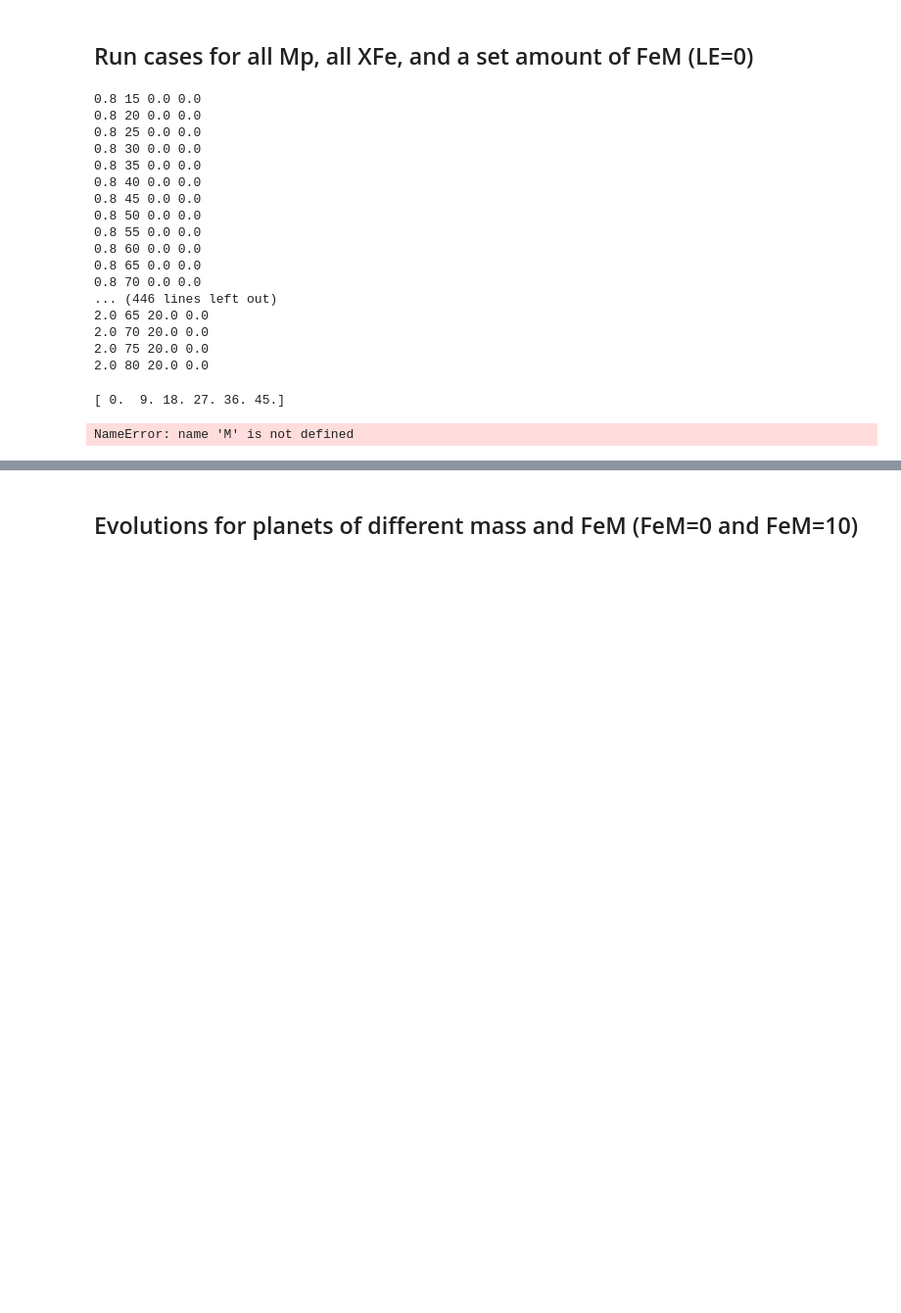
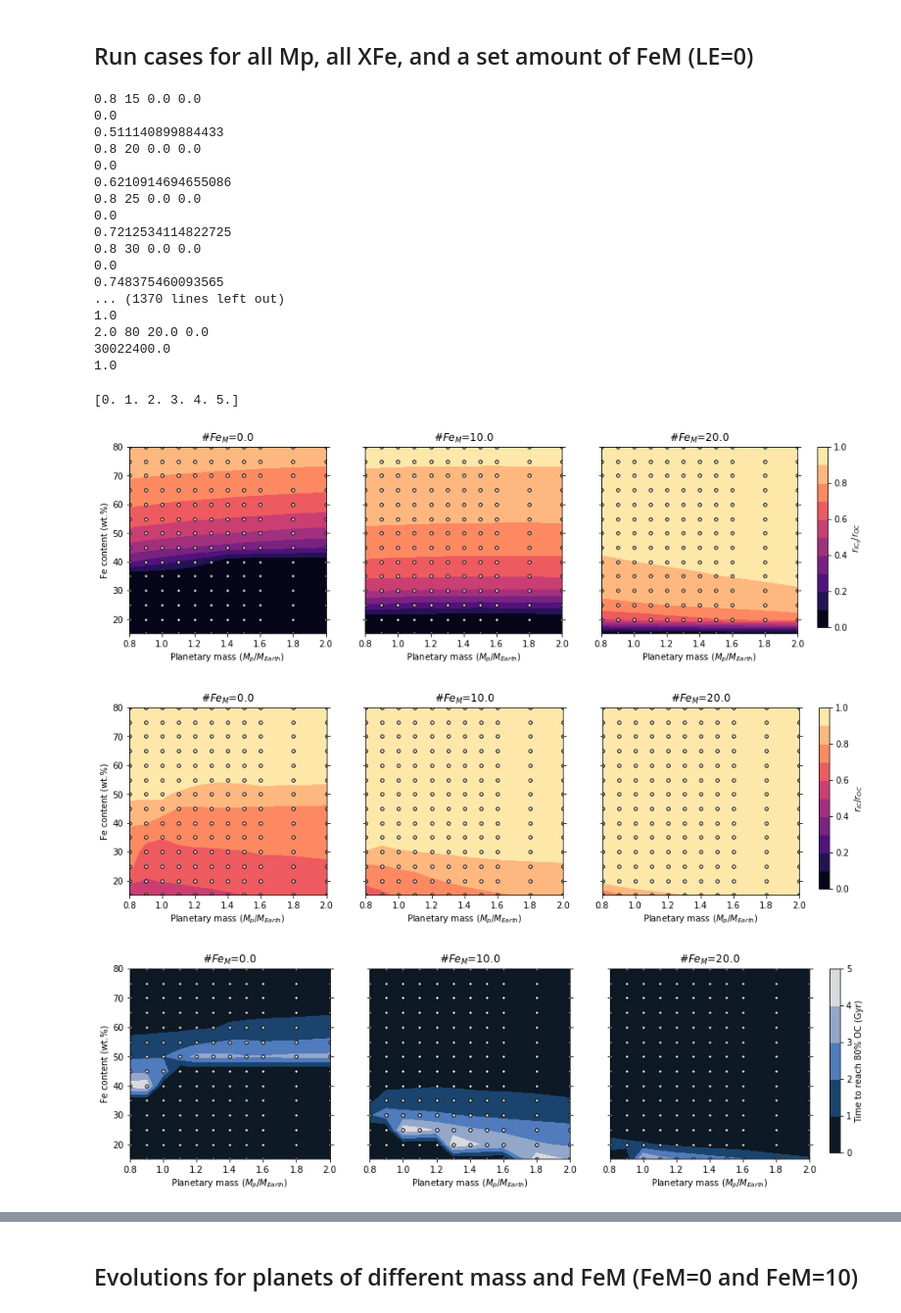
Before and after one commit to irenebonati/exo-cores, a Jupyter notebook: Planets_Evolution.ipynb, the cells around one changed output, grey strips where cells are left out. Shown at 98% size. Saved outputs shown, nothing was run; the diff lists cells and outputs as text; code cells hidden in the pictures; blank space fills up the shorter version.

```diff
--- a/Planets_Evolution.ipynb
+++ b/Planets_Evolution.ipynb
@@ -97,6 +101,7 @@ M, F = np.meshgrid(Masses, Fe)
 r_IC_end = np.zeros((len(Fe),len(Masses)*len(Fe_mantle)))
 r_IC_beginning = np.zeros_like(r_IC_end)
 MF_lifetime = np.zeros_like(r_IC_end)
+tIC_80 = np.zeros_like(r_IC_end)
 Q_CMB_end = np.zeros_like(r_IC_end)
 r_OC = np.zeros_like(r_IC_end)
 
@@ -118,32 +123,34 @@ for m,iron_mantle in enumerate(Fe_mantle):
             r_IC_end[j,i+m*len(Masses)] = evo.r_IC[-1]/1e3
             r_OC[j,i+m*len(Masses)] = evo.planet.r_OC/1e3
             MF_lifetime[j,i+m*len(Masses)] = evo.t_mf
+            tIC_80[j,i+m*len(Masses)] = evo.t_80/1e9
             Q_CMB_end[j,i+m*len(Masses)] = evo.Q_CMB[-1]
 # %% [output]
 0.8 15 0.0 0.0
+0.0
+0.511140899884433
 0.8 20 0.0 0.0
+0.0
+0.6210914694655086
 0.8 25 0.0 0.0
+0.0
+0.7212534114822725
 0.8 30 0.0 0.0
-0.8 35 0.0 0.0
-0.8 40 0.0 0.0
-0.8 45 0.0 0.0
-0.8 50 0.0 0.0
-0.8 55 0.0 0.0
-0.8 60 0.0 0.0
-0.8 65 0.0 0.0
-0.8 70 0.0 0.0
-... (446 lines left out)
-2.0 65 20.0 0.0
-2.0 70 20.0 0.0
-2.0 75 20.0 0.0
+0.0
+0.748375460093565
+... (1370 lines left out)
+1.0
 2.0 80 20.0 0.0
+30022400.0
+1.0
 # %%
 levels_rIC = np.linspace(0, 5500, 12)
 levels_ICMF = np.linspace(0, 1, 11)
 levels_MF = np.linspace(0, 5, 6)
 levels_S = np.logspace(0,2,22)
 levels_S = np.linspace(0,45,6)
-print (levels_S)
+levels_rIC08 = np.linspace(0,5,6)
+print (levels_rIC08)
 size = 13
 
 def plot_contourf(X,Y,arr,Masses,Fe,Fe_mantle,levels,plots_folder,colormap=plt.cm.magma,clabel="ICB radius (km)",figname="r_IC_FeM.pdf"):
@@ -159,8 +166,10 @@ def plot_contourf(X,Y,arr,Masses,Fe,Fe_mantle,levels,plots_folder,colormap=plt.c
             ax[i].set_ylabel("")
         else:
             ax[i].set_ylabel("Fe content (wt.%)")
-        #ax[i].set_title('#$Fe_M$={}'.format(Fe_mantle[i]))
-        ax[i].set_title('LE={}%'.format(Fe_mantle[i]*1e2))
+        #if len(S) ==1:
+        ax[i].set_title('#$Fe_M$={}'.format(Fe_mantle[i]))
+        #else:
+        #    ax[i].set_title('LE={}%'.format(Fe_mantle[i]*1e2))
         ax[i].yaxis.set_ticks_position('both')
         ax[i].set_xlabel("Planetary mass ($M_{p}/M_{Earth}$)")
         ax[i].set_xlim([0.8,2.0])
@@ -252,14 +261,18 @@ def plot_evolution(nplot,Masses,Fe,arr,yl,figsize=[10,4],leg=(0.98, 0.98),yltop=
     plt.savefig(plots_folder + figname, bbox_inches="tight")
     plt.show()
 # %% [output]
-[ 0.  9. 18. 27. 36. 45.]
+[0. 1. 2. 3. 4. 5.]
 # %%
-plot_contourf(M,F,r_IC_beginning,Masses,Fe,Fe_mantle,levels_rIC,plots_folder,colormap=plt.cm.magma,clabel="ICB radius (km)",figname="r_IC0_FeMTEST.pdf")
-plot_contourf(M,F,r_IC_beginning/r_OC,Masses,Fe,Fe_mantle,levels_ICMF,plots_folder,colormap=plt.cm.magma,clabel="$r_{IC_{0}}$/$r_{OC}$",figname="ICMF0_FeMTEST.pdf")
+#plot_contourf(M,F,r_IC_beginning,Masses,Fe,Fe_mantle,levels_rIC,plots_folder,colormap=plt.cm.magma,clabel="ICB radius (km)",figname="r_IC0_FeM.pdf")
+plot_contourf(M,F,r_IC_beginning/r_OC,Masses,Fe,Fe_mantle,levels_ICMF,plots_folder,colormap=plt.cm.magma,clabel="$r_{IC_{0}}$/$r_{OC}$",figname="ICMF0_FeM.pdf")
 
-plot_contourf(M,F,r_IC_end,Masses,Fe,Fe_mantle,levels_rIC,plots_folder,colormap=plt.cm.magma,clabel="ICB radius (km)",figname="r_IC_FeMTEST.pdf")
-plot_contourf(M,F,r_IC_end/r_OC,Masses,Fe,Fe_mantle,levels_ICMF,plots_folder,colormap=plt.cm.magma,clabel="$r_{IC_{0}}$/$r_{OC}$",figname="ICMF_FeMTEST.pdf")
+#plot_contourf(M,F,r_IC_end,Masses,Fe,Fe_mantle,levels_rIC,plots_folder,colormap=plt.cm.magma,clabel="ICB radius (km)",figname="r_IC_FeM.pdf")
+plot_contourf(M,F,r_IC_end/r_OC,Masses,Fe,Fe_mantle,levels_ICMF,plots_folder,colormap=plt.cm.magma,clabel="$r_{IC}$/$r_{OC}$",figname="ICMF_FeM.pdf")
 
-plot_contourf(M,F,MF_lifetime,Masses,Fe,Fe_mantle,levels_MF,plots_folder,colormap=oslo,clabel="MF lifetime (Gyr)",figname="MF_lifetime_FeMTEST.pdf")
+#plot_contourf(M,F,MF_lifetime,Masses,Fe,Fe_mantle,levels_MF,plots_folder,colormap=oslo,clabel="MF lifetime (Gyr)",figname="MF_lifetime_FeM.pdf")
+
+plot_contourf(M,F,tIC_80,Masses,Fe,Fe_mantle,levels_rIC08,plots_folder,colormap=oslo,clabel="Time to reach 80% OC (Gyr)",figname="t80_FeM.pdf")
 # %% [output]
-NameError: name 'M' is not defined
+[figure, added]
+[figure, added]
+[figure, added]
```
Also changed, not shown: parts of 9 cells of this notebook, 1 other file.
